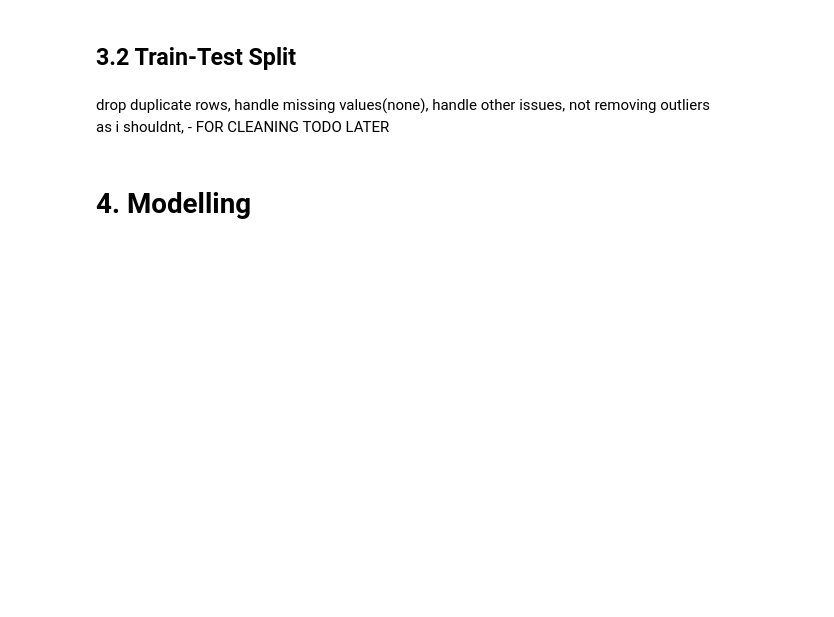
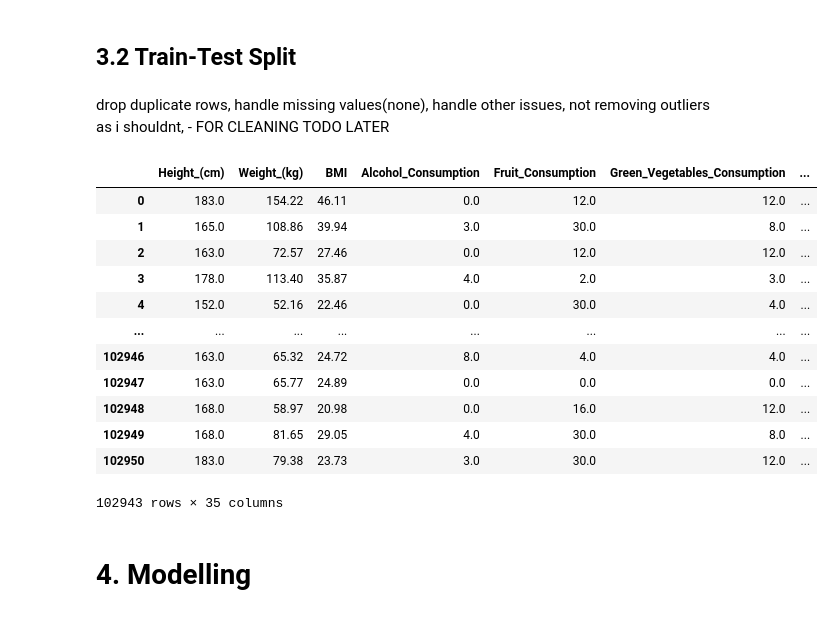
Before and after one commit to Jared-Tenebris/mldp-jared, a Jupyter notebook: cardiovascular_health.ipynb, the cells around one changed output. Drawn from its saved outputs; the diff is of its cells as text; code cells hidden in the pictures; blank space fills up the shorter version.

```diff
--- a/cardiovascular_health.ipynb
+++ b/cardiovascular_health.ipynb
@@ -545,3 +554,21 @@ Rows after duplicate removal: 102943
 drop duplicate rows, handle missing values(none), handle other issues, not removing outliers as i shouldnt, - FOR CLEANING TODO LATER
 # %%
 ## Split data into train set and test set
+X = df.drop(columns=["Heart_Disease"])
+X = pd.get_dummies(X, drop_first=True) ## One-Hot-Encoding
+y = df["Heart_Disease"].map({"No": 0, "Yes": 1})
+X
+# %% [output]
+|  | Height_(cm) | Weight_(kg) | BMI | Alcohol_Consumption | Fruit_Consumption | Green_Vegetables_Consumption | ... |
+| 0 | 183.0 | 154.22 | 46.11 | 0.0 | 12.0 | 12.0 | ... |
+| 1 | 165.0 | 108.86 | 39.94 | 3.0 | 30.0 | 8.0 | ... |
+| 2 | 163.0 | 72.57 | 27.46 | 0.0 | 12.0 | 12.0 | ... |
+| 3 | 178.0 | 113.40 | 35.87 | 4.0 | 2.0 | 3.0 | ... |
+| 4 | 152.0 | 52.16 | 22.46 | 0.0 | 30.0 | 4.0 | ... |
+| ... | ... | ... | ... | ... | ... | ... | ... |
+| 102946 | 163.0 | 65.32 | 24.72 | 8.0 | 4.0 | 4.0 | ... |
+| 102947 | 163.0 | 65.77 | 24.89 | 0.0 | 0.0 | 0.0 | ... |
+| 102948 | 168.0 | 58.97 | 20.98 | 0.0 | 16.0 | 12.0 | ... |
+| 102949 | 168.0 | 81.65 | 29.05 | 4.0 | 30.0 | 8.0 | ... |
+| 102950 | 183.0 | 79.38 | 23.73 | 3.0 | 30.0 | 12.0 | ... |
+102943 rows × 35 columns
```
Also changed, not shown: parts of 8 cells of this notebook.
